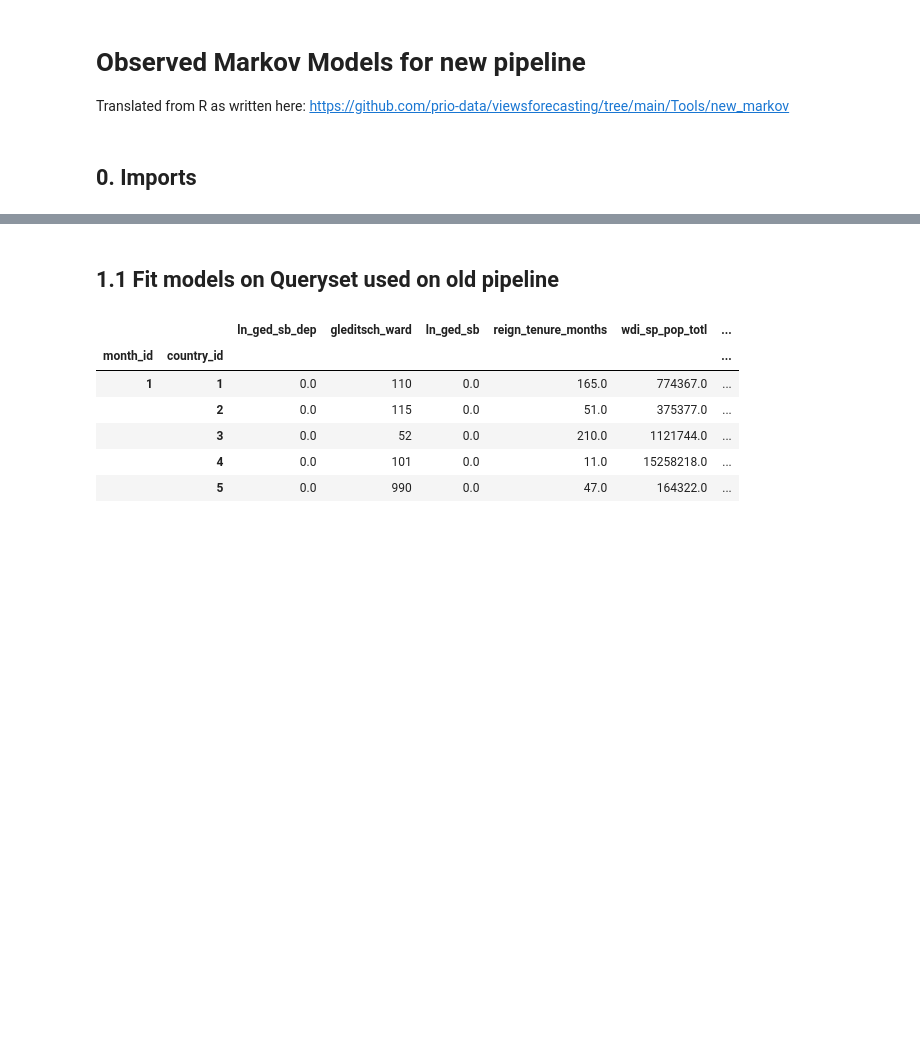
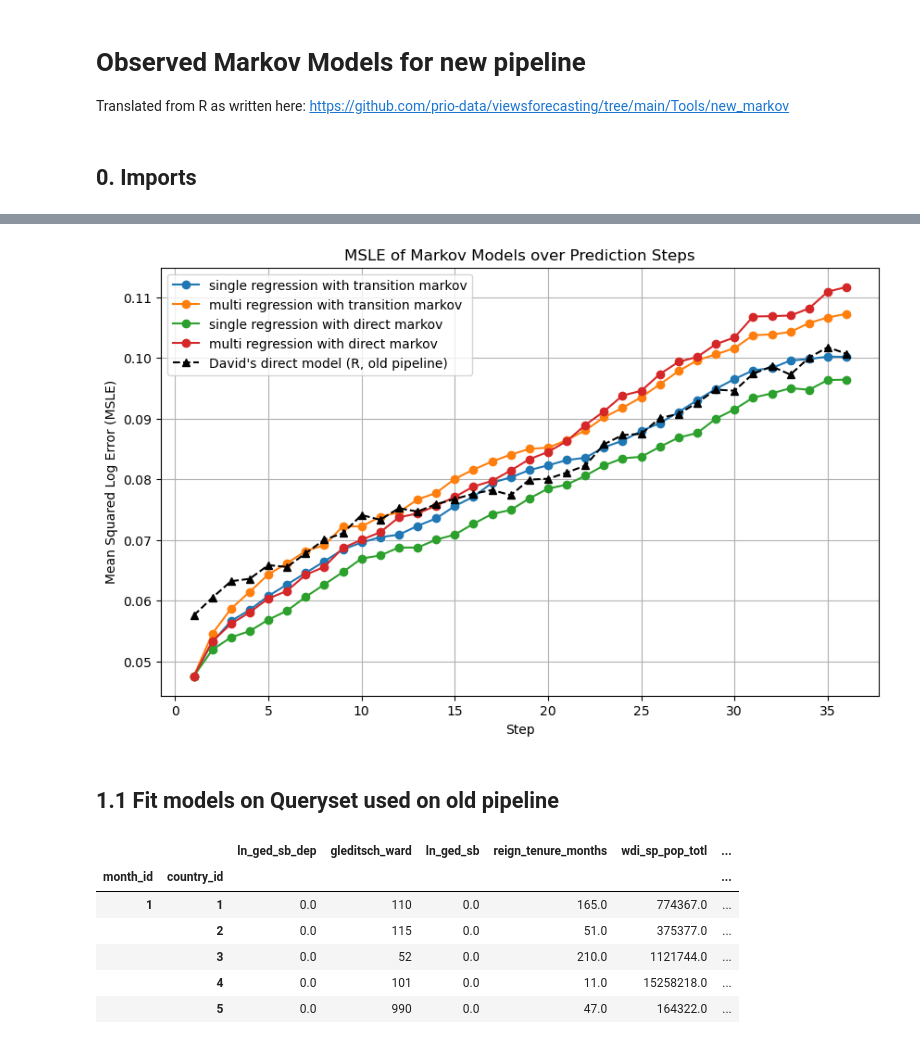
Before and after one commit to lboekestein/views-markov, a Jupyter notebook: sandbox/notebooks/sandbox.ipynb, the cells around one changed output, grey strips where cells are left out. Saved outputs shown, nothing was run; the diff lists cells and outputs as text; code cells hidden in the pictures; blank space fills up the shorter version.

```diff
--- a/sandbox/notebooks/sandbox.ipynb
+++ b/sandbox/notebooks/sandbox.ipynb
@@ -23,0 +170,10 @@ from src.markov_model import MarkovModel
+# %%
+results = pd.read_parquet('../r_version/old_pipeline_version/results/markov_jointnarrow_ss_rf_custom.parquet')
+predictions_david = results.reorder_levels(["country_id", "month_id"]).sort_index()
+predictions_david.index.names = ["country_id", "target_month_id"]
+# %%
+final_merged = predictions_merged.merge(
+    predictions_david,
+    left_index=True,
+    right_index=True,
+)
@@ -24,3 +191,53 @@ from src.markov_model import MarkovModel
+# %%
+df = final_merged.copy()
+df.dropna(inplace=True)
+
+# define true values
+y_true = df["ln_ged_sb"].values
+
+msle_results = {model: [] for model in models}
+
+for step in steps:
+    for model in models:
+        col_name = f"{model}_predicted_fatalities_t_min_{step}"
+
+        value = mean_squared_log_error(y_true, df[col_name])
+        msle_results[model].append(value)
+
+
+
+david_msle = []
+
+for step in steps:
+    david_msle_val = mean_squared_log_error(y_true, df[f"step_pred_{step}"])
+    david_msle.append(david_msle_val)
+
+msle_df = pd.DataFrame({
+    "step": steps,
+    **{f"{model}_msle": msle_results[model] for model in models},
+    "david_msle": david_msle
+})
+
+# --- plot ---
+plt.figure(figsize=(10,6))
+
+for model in models:
+    plt.plot(
+        msle_df["step"],
+        msle_df[f"{model}_msle"],
+        marker="o",
+        label=f"{models[model]._regression_method} regression with {models[model]._markov_method} markov"
+    )
+plt.plot(msle_df["step"], msle_df["david_msle"], marker="^", label="David's direct model (R, old pipeline)", color = "black", linestyle = "--")
+
+plt.xlabel("Step")
+plt.ylabel("Mean Squared Log Error (MSLE)")
+plt.title("MSLE of Markov Models over Prediction Steps")
+plt.legend()
+plt.grid(True)
+plt.show()
+# %% [output]
+[figure, added]
 # %% [markdown]
 ## 1.1 Fit models on Queryset used on old pipeline
 # %%
```
Also changed, not shown: parts of 18 cells of this notebook, 2 other files.
